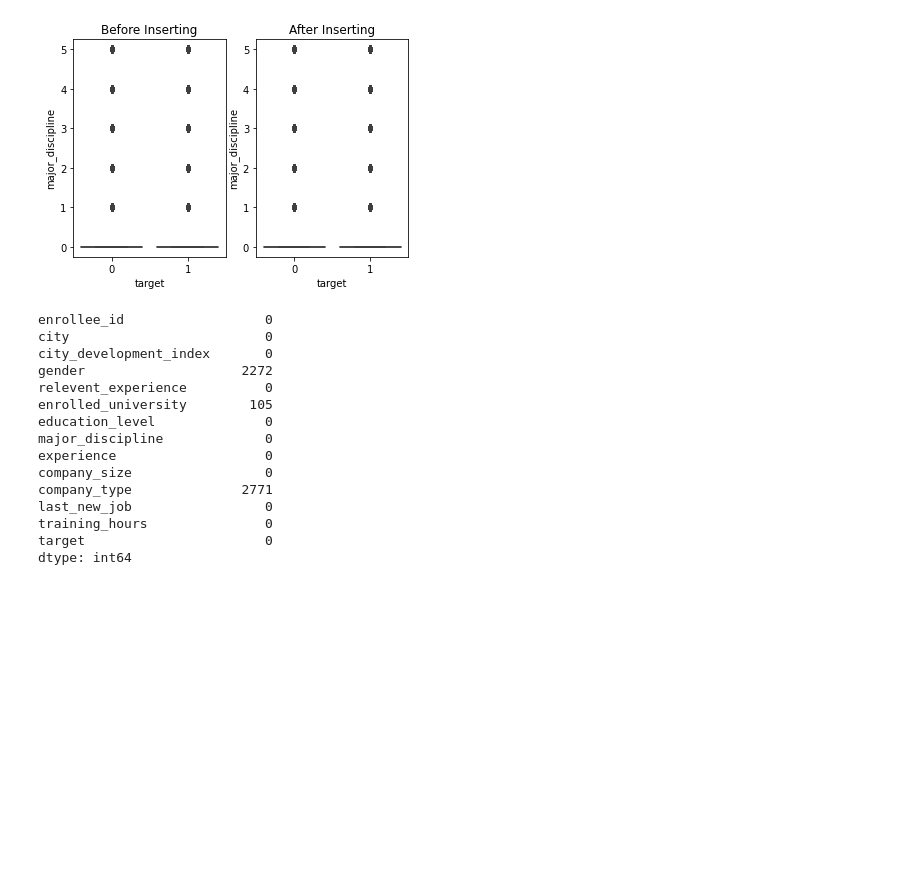
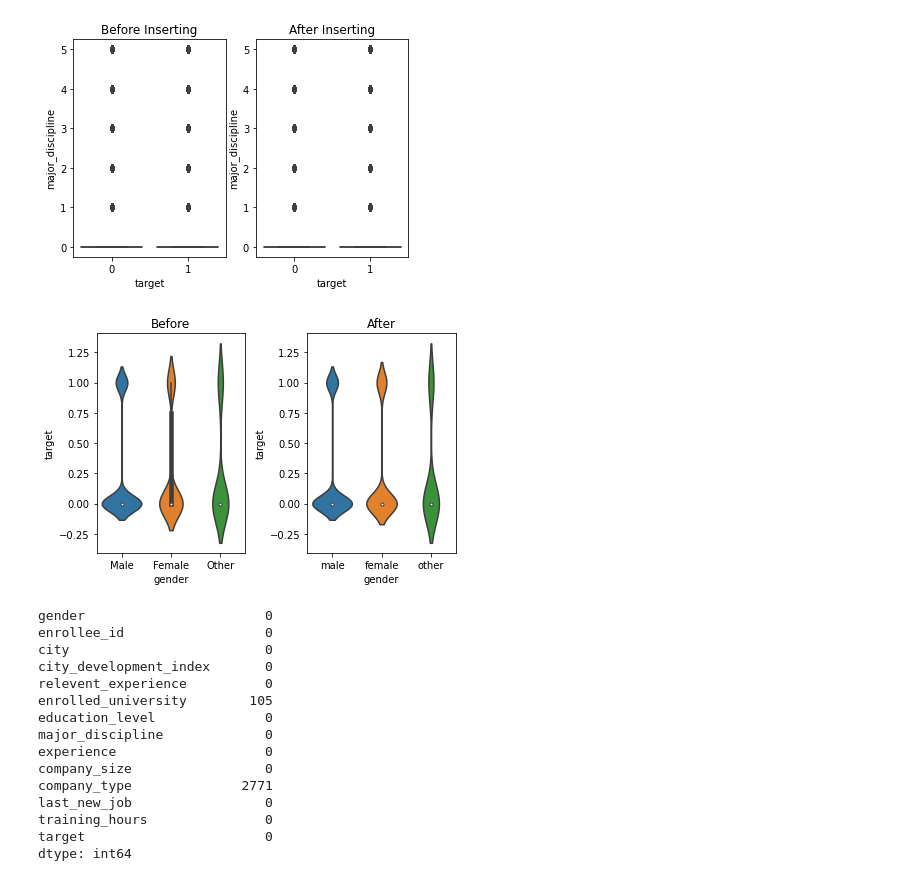
Before and after one commit to BarGanor/ml_project, a Jupyter notebook: project_part_1.ipynb, the cells around one changed output. Saved outputs shown, nothing was run; the diff lists cells and outputs as text; code cells hidden in the pictures; blank space fills up the shorter version.

```diff
--- a/project_part_1.ipynb
+++ b/project_part_1.ipynb
@@ -114,13 +115,17 @@ processed_data = fill_nan_with_probability(processed_data, 'major_discipline')
 [figure]
 # %%
 processed_data =  fill_nan_with_max_appear(processed_data, 'education_level')
+# %%
+processed_data =fill_gender_with_knn(processed_data)
+# %% [output]
+[figure, added]
 # %%
 processed_data.isna().sum()
 # %% [output]
+gender                       0
 enrollee_id                  0
 city                         0
 city_development_index       0
-gender                    2272
 relevent_experience          0
 enrolled_university        105
 education_level              0
```
Also changed, not shown: parts of 3 cells of this notebook, 5 other files.
